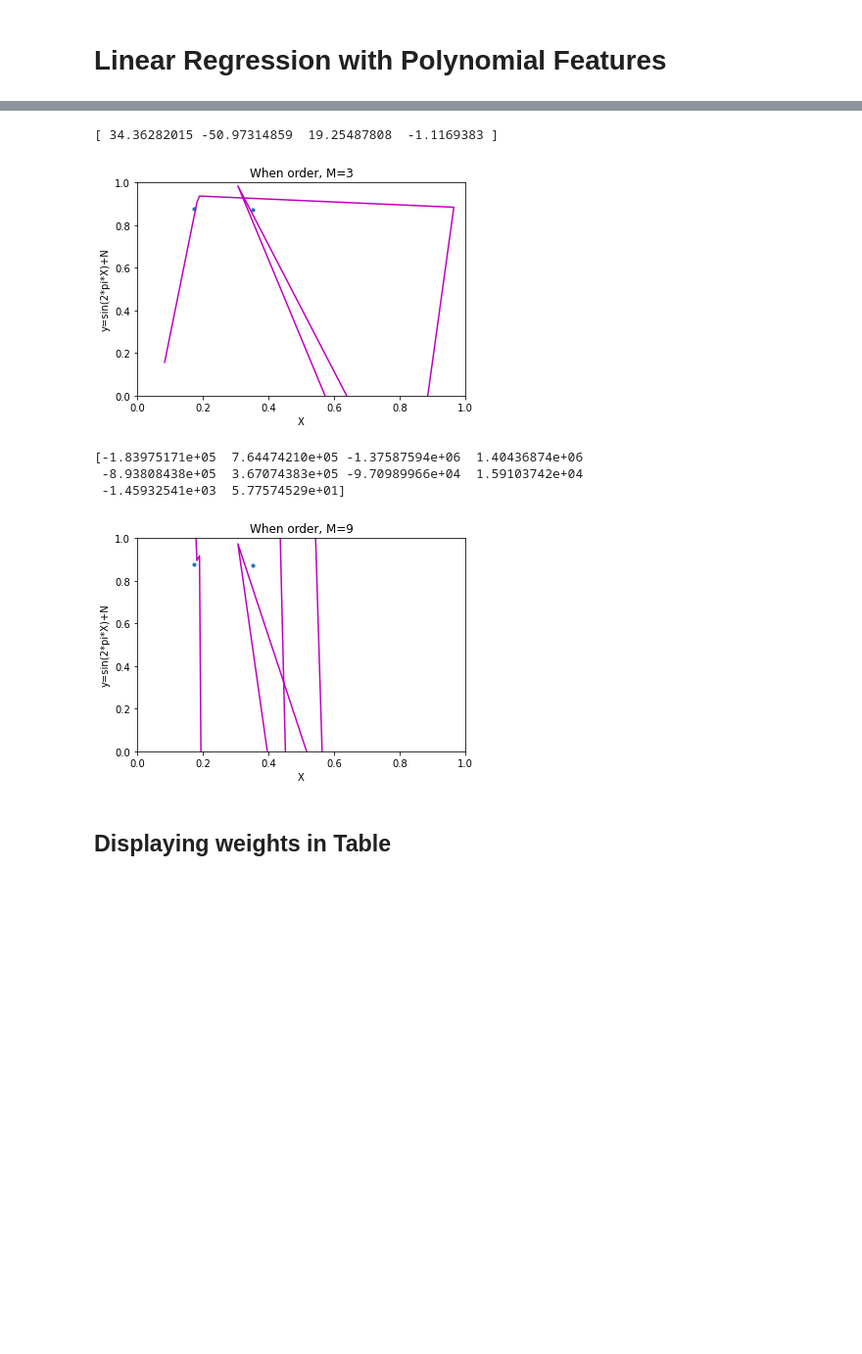
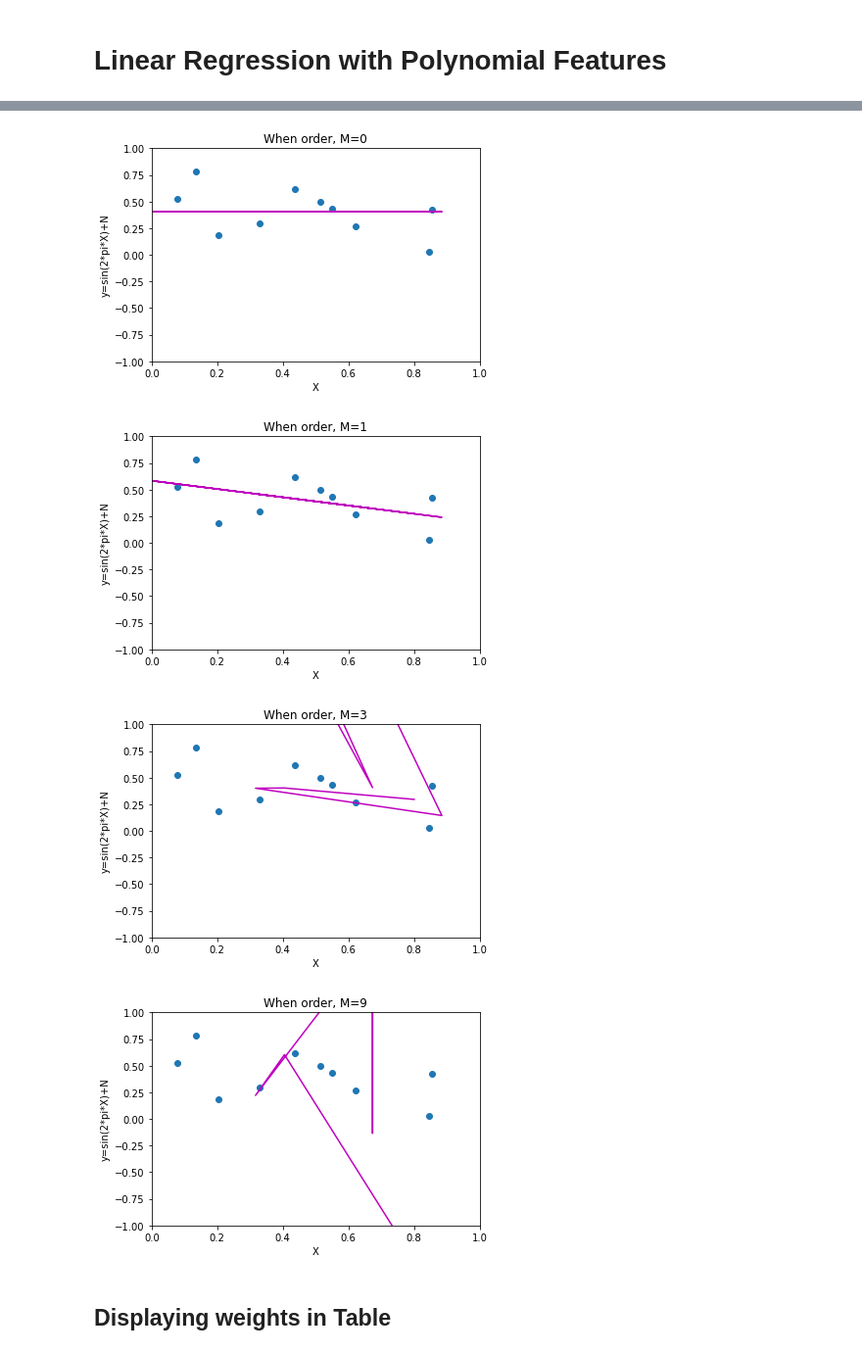
Before and after one commit to jay-thakur/Concept_of_Overfitting, a Jupyter notebook: Concept_of_Overfitting.ipynb, the cells around one changed output, grey strips where cells are left out. Shown at 98% size. Drawn from its saved outputs; the diff is of its cells as text; code cells hidden in the pictures; blank space fills up the shorter version.

```diff
--- a/Concept_of_Overfitting.ipynb
+++ b/Concept_of_Overfitting.ipynb
@@ -81 +50,4 @@ array([ 0.03497123,  0.41602535,  0.8758932 ,  0.91780834,  0.95136434,
+# %%
+# let's divide the dataset into train & test dataset
+X_train, y_train, X_test, y_test = train_test_split(X, y, test_size=0.5)
 # %%
@@ -138,3 +63,0 @@ preds.shape
-# %%
-coefs = np.polyfit(X_train.flatten(), y_train.flatten(), degree)
-coefs
@@ -175,46 +64,24 @@ plt.show()
-# %%
-degree = 3
-pipeline = make_pipeline(PolynomialFeatures(degree),LinearRegression())
-pipeline.fit(X_train[:, np.newaxis], y_train)
-
-preds = pipeline.predict(X_test[:, np.newaxis])
-
-coefs = np.polyfit(X_train.flatten(), y_train.flatten(), degree)
-print(coefs)
-
-plt.scatter(X_train, y_train, s=10)
-plt.plot(X_test, preds, color='m')
-plt.title('When order, M=3')
-plt.xlabel('X')
-plt.ylabel('y=sin(2*pi*X)+N')
-plt.xlim((0, 1))
-plt.ylim((0, 1))
-plt.show()
-# %% [output]
-[ 34.36282015 -50.97314859  19.25487808  -1.1169383 ]
-[figure, removed]
-# %%
-degree = 9
-pipeline = make_pipeline(PolynomialFeatures(degree),LinearRegression())
-pipeline.fit(X_train[:, np.newaxis], y_train)
-
-preds = pipeline.predict(X_test[:, np.newaxis])
-
-coefs = np.polyfit(X_train.flatten(), y_train.flatten(), degree)
-print(coefs)
-
-plt.scatter(X_train, y_train, s=10)
-plt.plot(X_test, preds, color='m')
-plt.title('When order, M=9')
-plt.xlabel('X')
-plt.ylabel('y=sin(2*pi*X)+N')
-plt.xlim((0, 1))
-plt.ylim((0, 1))
-plt.show()
-# %% [output]
-[-1.83975171e+05  7.64474210e+05 -1.37587594e+06  1.40436874e+06
- -8.93808438e+05  3.67074383e+05 -9.70989966e+04  1.59103742e+04
- -1.45932541e+03  5.77574529e+01]
-[figure, removed]
+# %%
+degrees = [0, 1, 3, 9]
+coefs_list = {}
+for i in range(len(degrees)):
+  # print(i)
+  d = str(degrees[i])
+  pipeline = make_pipeline(PolynomialFeatures(degrees[i]),LinearRegression())
+  pipeline.fit(X_train[:, np.newaxis], y_train)
+  preds = pipeline.predict(X_test[:, np.newaxis])
+  coefs = np.polyfit(X_train, y_train, degrees[i])
+  # print(coefs)
+  # M = 'M'+ str(degrees[i])
+  M = 'M'+ d
+  # print(M)
+  coefs_list[M] = coefs
+  # print(weights)
+  show_plot(d, X_train, y_train, X_test, preds)
+# %% [output]
+[figure, added]
+[figure, added]
+[figure, added]
+[figure, added]
 # %% [markdown]
 ## Displaying weights in Table
```
Also changed, not shown: parts of 31 cells of this notebook.
